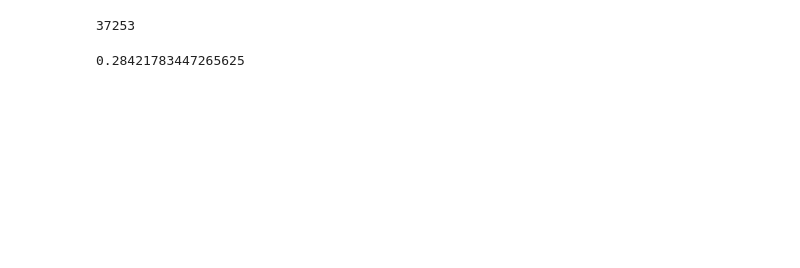
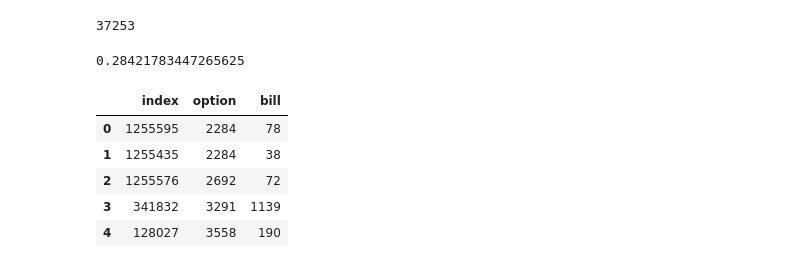
Before and after one commit to melihkacaman/Option-Matrix-Factorization, a Jupyter notebook: notebooks/02.Feature Extraction .ipynb, the cells around one changed output. Cells and saved outputs as stored; diff of their text form; code cells hidden in the pictures; blank space fills up the shorter version.

```diff
--- a/notebooks/02.Feature Extraction .ipynb
+++ b/notebooks/02.Feature Extraction .ipynb
@@ -167,3 +163,5 @@ len(data.option.unique())
 (37253 * 8) / np.power(2, 20)
 # %% [output]
 0.28421783447265625
+# %%
+data_ordered = data.sort_values(by="option", ignore_index=True)
@@ -169,0 +170,9 @@ len(data.option.unique())
+# %%
+data_ordered.head(5)
+# %% [output]
+|  | index | option | bill |
+| 0 | 1255595 | 2284 | 78 |
+| 1 | 1255435 | 2284 | 38 |
+| 2 | 1255576 | 2692 | 72 |
+| 3 | 341832 | 3291 | 1139 |
+| 4 | 128027 | 3558 | 190 |
```
Also changed, not shown: parts of 4 cells of this notebook, 1 other file.
